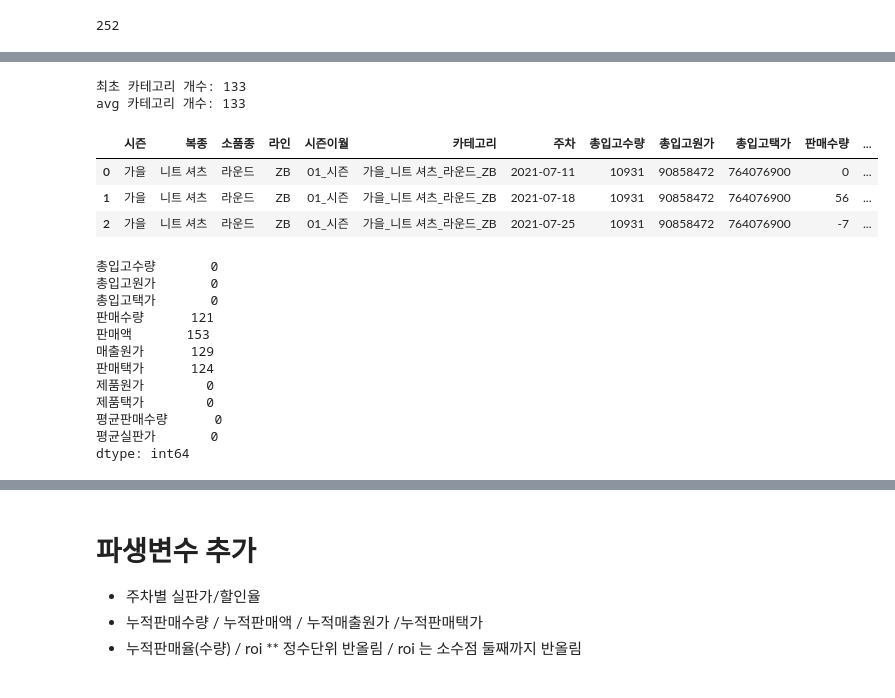
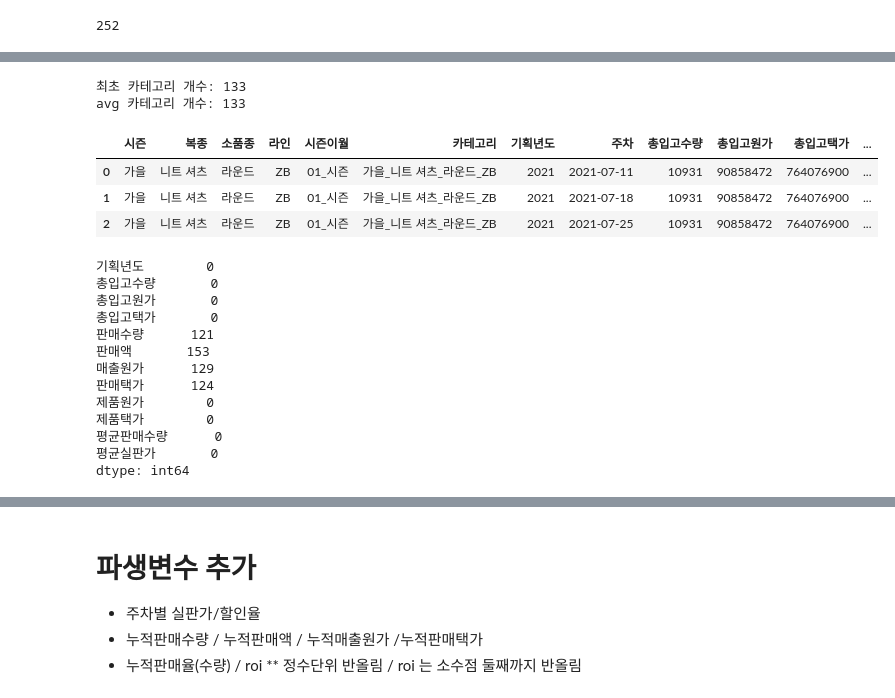
Before and after one commit to cookieeyoung/sparta_final_project, a Jupyter notebook: data_processed/최종전처리_0311(모델) .ipynb, the cells around one changed output, grey strips where cells are left out. Drawn from its saved outputs; the diff is of its cells as text; code cells hidden in the pictures.

```diff
--- a/data_processed/최종전처리_0311(모델) .ipynb
+++ b/data_processed/최종전처리_0311(모델) .ipynb
@@ -151,7 +151,7 @@ df.head(3)
 
 #1. 범주형 최소단위 필터링을 위한 '카테고리' 컬럼 생성
 df['카테고리'] = df['시즌'] + "_" +  df['복종'] + "_" + df['소품종'] + "_" + df['라인']
-num_df = df[['카테고리','주차','총입고수량','총입고원가','총입고택가','판매수량','판매액','매출원가','판매택가','총판매액','총판매수량','총매출원가','총판매택가','재고수량','재고원가','재고택가','시즌','복종','소품종','라인','시즌이월']]
+num_df = df[['카테고리','주차','총입고수량','총입고원가','총입고택가','판매수량','판매액','매출원가','판매택가','총판매액','총판매수량','총매출원가','총판매택가','재고수량','재고원가','재고택가','시즌','복종','소품종','라인','시즌이월','기획년도']]
 
 print((num_df[f'총입고수량'] == 0).sum())
 filtered_df = num_df[(df['총입고수량'] > 0)]
@@ -206,7 +206,7 @@ filtered_df.head(3)
 | 4 | 봄_수트_블레이져(수트)_ZA | 2021-01-03 | 405 | 26409229 | 153495000 | 6 | 1682760 | 391248 | 2274000 | 16797003 | 60 | ... |
 # %%
 # 그룹화 및 집계 연산 적용 :최종 컬럼 8867행
-group_cols = ['시즌','복종','소품종','라인','시즌이월','카테고리','주차']
+group_cols = ['시즌','복종','소품종','라인','시즌이월','카테고리','기획년도','주차']
 agg_dict = {
     '총입고수량': 'sum',
     '총입고원가': 'sum',
@@ -251,18 +251,9 @@ avg_df = filtered_df[filtered_df['시즌이월']=='01_시즌']
 print('[마감일자까지 행/컬럼 갯수]')
 print(f"행: {avg_df.shape[0]}, 컬럼: {avg_df.shape[1]}\n")
 
-#양수값만 확인
-plus_con = (avg_df['판매수량'] > 0) & (avg_df['판매액'] > 0)
-avg_df = avg_df[plus_con]
-
-print('[양수만 행/컬럼 갯수]')
-print(f"행: {avg_df.shape[0]}, 컬럼: {avg_df.shape[1]}\n")
-
-# 평균 판매수량 / 실판가 값 생성 (평균 실판가 = 판매액/판매수량 의 평균 )
-# avg_df.describe(include='all')
 avg_df['평균실판가'] = avg_df['판매액'] / avg_df['판매수량']
 
-avg_df2 =avg_df.groupby('카테고리')[['판매수량','평균실판가']].mean().reset_index()
+avg_df2 =avg_df.groupby(['카테고리','기획년도'])[['판매수량','평균실판가']].mean().reset_index()
 avg_df2 = avg_df2.round(0) #평균값
 avg_df2
 # %% [output]
@@ -290,29 +278,31 @@ avg_df2
 # %%
 # 각 데이터프레임의 카테고리 개수 확인
 filtered_count = filtered_df['카테고리'].nunique()
 avg_count = avg_df2['카테고리'].nunique()
 
 print(f"최초 카테고리 개수: {filtered_count}")
 print(f"avg 카테고리 개수: {avg_count}")
 
 #본 데이터에 평균실판가/평균판매수량 병합
-merge_df = filtered_df.merge(avg_df2, on='카테고리', how='inner')
+merge_df = filtered_df.merge(avg_df2, on=['카테고리','기획년도'], how='inner') # **기획년도추가
+
 merge_df = merge_df.rename(columns={'판매수량_x' : '판매수량','판매수량_y' : '평균판매수량'})
 merge_df.head(3)
 
 #최종 merge_df
 # %% [output]
 최초 카테고리 개수: 133
 avg 카테고리 개수: 133
-|  | 시즌 | 복종 | 소품종 | 라인 | 시즌이월 | 카테고리 | 주차 | 총입고수량 | 총입고원가 | 총입고택가 | 판매수량 | ... |
-| 0 | 가을 | 니트 셔츠 | 라운드 | ZB | 01_시즌 | 가을_니트 셔츠_라운드_ZB | 2021-07-11 | 10931 | 90858472 | 764076900 | 0 | ... |
-| 1 | 가을 | 니트 셔츠 | 라운드 | ZB | 01_시즌 | 가을_니트 셔츠_라운드_ZB | 2021-07-18 | 10931 | 90858472 | 764076900 | 56 | ... |
-| 2 | 가을 | 니트 셔츠 | 라운드 | ZB | 01_시즌 | 가을_니트 셔츠_라운드_ZB | 2021-07-25 | 10931 | 90858472 | 764076900 | -7 | ... |
+|  | 시즌 | 복종 | 소품종 | 라인 | 시즌이월 | 카테고리 | 기획년도 | 주차 | 총입고수량 | 총입고원가 | 총입고택가 | ... |
+| 0 | 가을 | 니트 셔츠 | 라운드 | ZB | 01_시즌 | 가을_니트 셔츠_라운드_ZB | 2021 | 2021-07-11 | 10931 | 90858472 | 764076900 | ... |
+| 1 | 가을 | 니트 셔츠 | 라운드 | ZB | 01_시즌 | 가을_니트 셔츠_라운드_ZB | 2021 | 2021-07-18 | 10931 | 90858472 | 764076900 | ... |
+| 2 | 가을 | 니트 셔츠 | 라운드 | ZB | 01_시즌 | 가을_니트 셔츠_라운드_ZB | 2021 | 2021-07-25 | 10931 | 90858472 | 764076900 | ... |
 # %%
 # 음수 데이터 확인 -> 판매수량/판매액/매출원가/판매택가의 음수값 갯수가 다 다름
 minus_con = merge_df.select_dtypes(include='number') <0
 minus_con.sum()
 # %% [output]
+기획년도        0
 총입고수량       0
 총입고원가       0
 총입고택가       0
```
Also changed, not shown: parts of 14 cells of this notebook, 2 other files.
